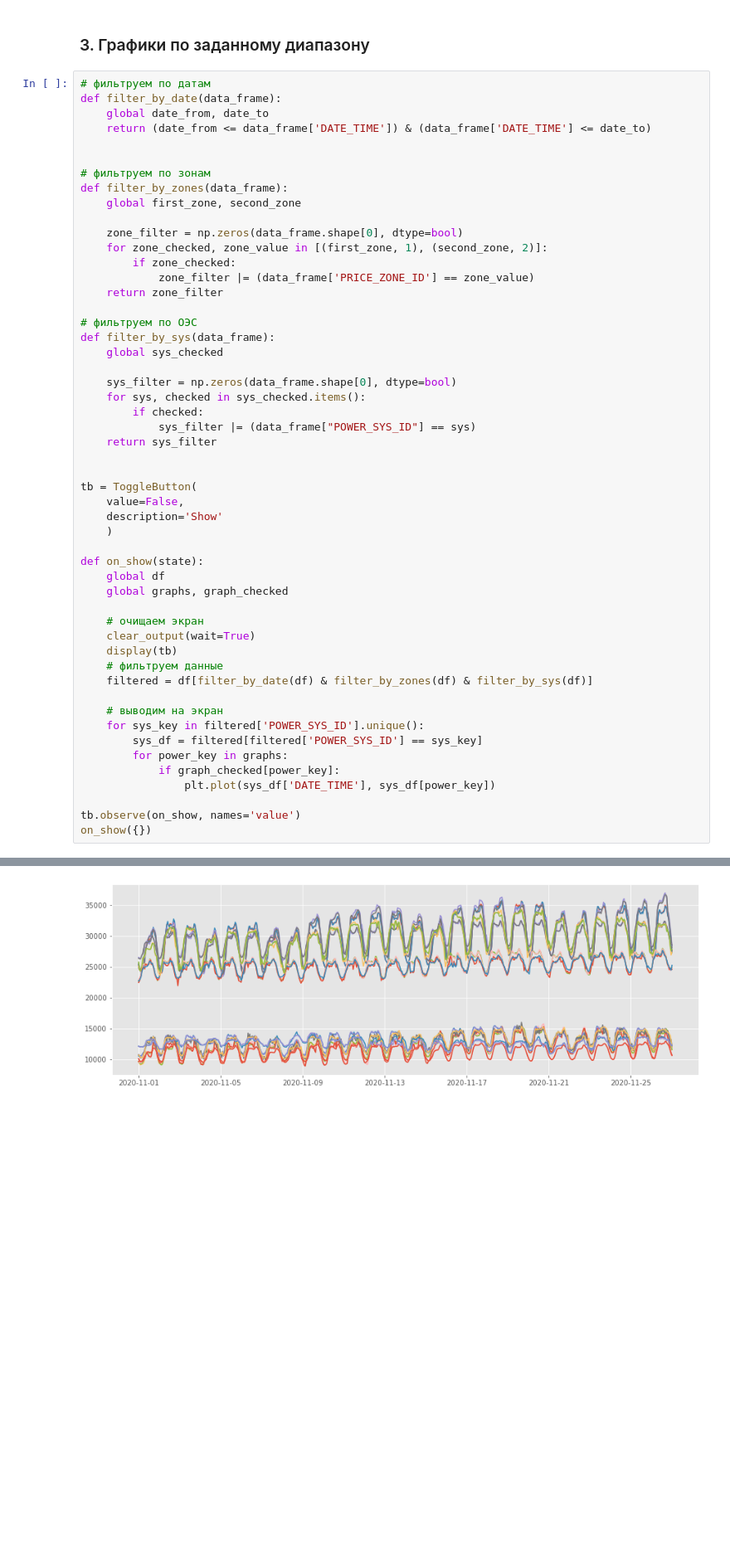
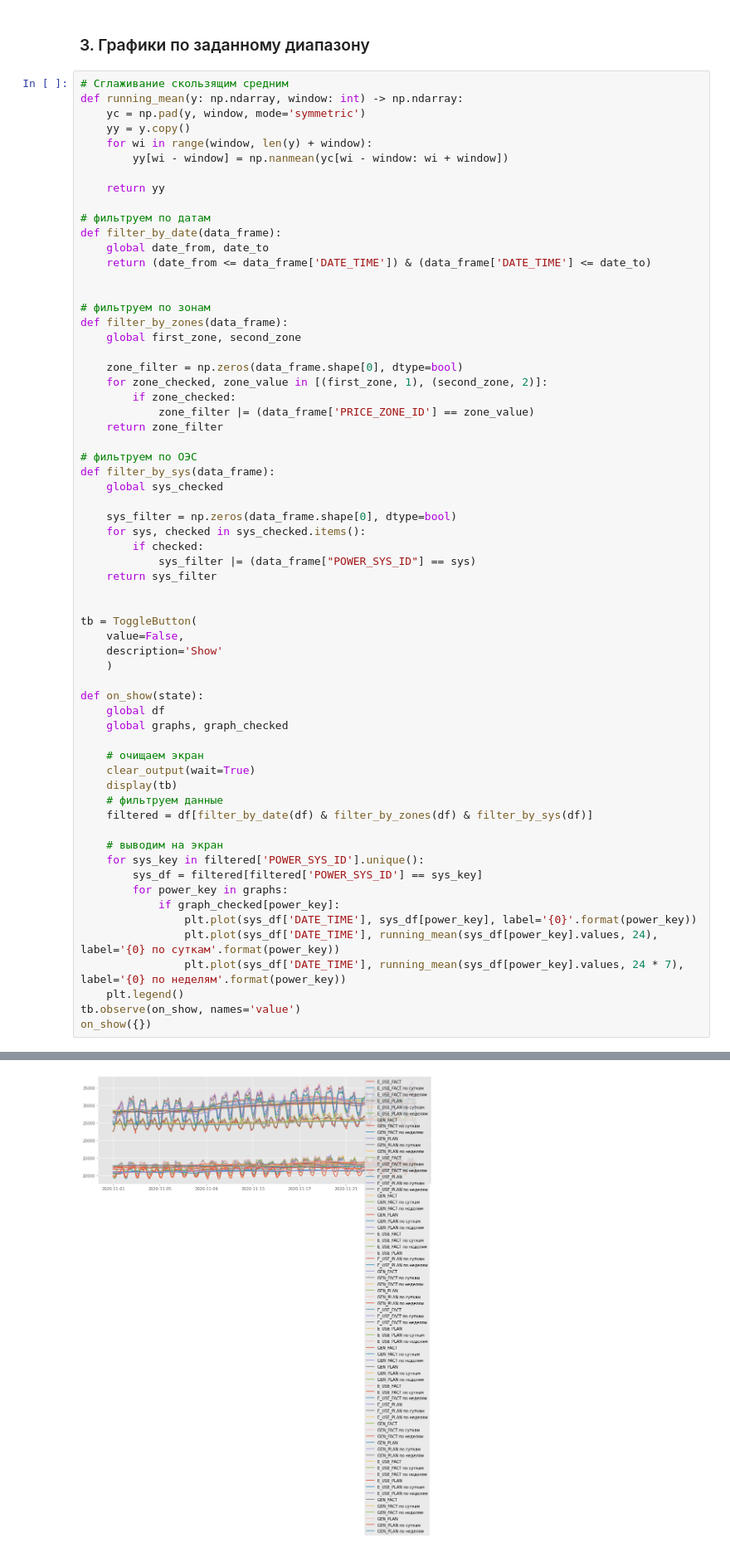
Before and after one commit to akhmetovcr/inn_btg_final, a Jupyter notebook: main.ipynb, the cells around one changed output, grey strips where cells are left out. Shown: that part at 83% size. Drawn from its saved outputs; the diff is of its cells as text; blank space fills up the shorter version.

Commit message:
Добавлено сглаживание скользящим средним

```diff
--- a/main.ipynb
+++ b/main.ipynb
@@ -174,6 +178,15 @@ HBox(children=(Checkbox(value=True, description='E_USE_FACT'), Checkbox(value=Tr
 # %% [markdown]
 ### 3. Графики по заданному диапазону
 # %%
+# Сглаживание скользящим средним
+def running_mean(y: np.ndarray, window: int) -> np.ndarray:
+    yc = np.pad(y, window, mode='symmetric')
+    yy = y.copy()
+    for wi in range(window, len(y) + window):
+        yy[wi - window] = np.nanmean(yc[wi - window: wi + window])
+
+    return yy
+
 # фильтруем по датам
 def filter_by_date(data_frame):
     global date_from, date_to
@@ -198,33 +211,35 @@ def filter_by_sys(data_frame):
     for sys, checked in sys_checked.items():
         if checked:
             sys_filter |= (data_frame["POWER_SYS_ID"] == sys)
     return sys_filter
 
 
 tb = ToggleButton(
     value=False,
     description='Show'
     )
 
 def on_show(state):
     global df
     global graphs, graph_checked
 
     # очищаем экран
     clear_output(wait=True)
     display(tb)
     # фильтруем данные
     filtered = df[filter_by_date(df) & filter_by_zones(df) & filter_by_sys(df)]
 
     # выводим на экран
     for sys_key in filtered['POWER_SYS_ID'].unique():
         sys_df = filtered[filtered['POWER_SYS_ID'] == sys_key]
         for power_key in graphs:
             if graph_checked[power_key]:
-                plt.plot(sys_df['DATE_TIME'], sys_df[power_key])
-
+                plt.plot(sys_df['DATE_TIME'], sys_df[power_key], label='{0}'.format(power_key))
+                plt.plot(sys_df['DATE_TIME'], running_mean(sys_df[power_key].values, 24), label='{0} по суткам'.format(power_key))
+                plt.plot(sys_df['DATE_TIME'], running_mean(sys_df[power_key].values, 24 * 7), label='{0} по неделям'.format(power_key))
+    plt.legend()
 tb.observe(on_show, names='value')
 on_show({})
 # %% [output]
 ToggleButton(value=True, description='Show')
-[figure, old version]
+[figure, new version]
```
Also changed, not shown: parts of 2 cells of this notebook, 1 other file.
